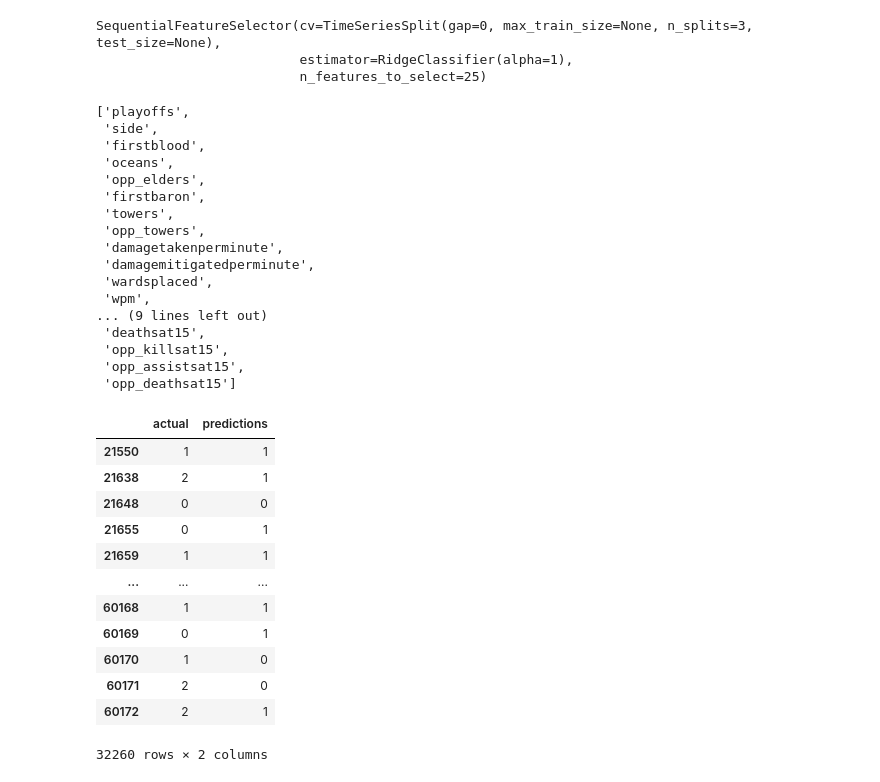
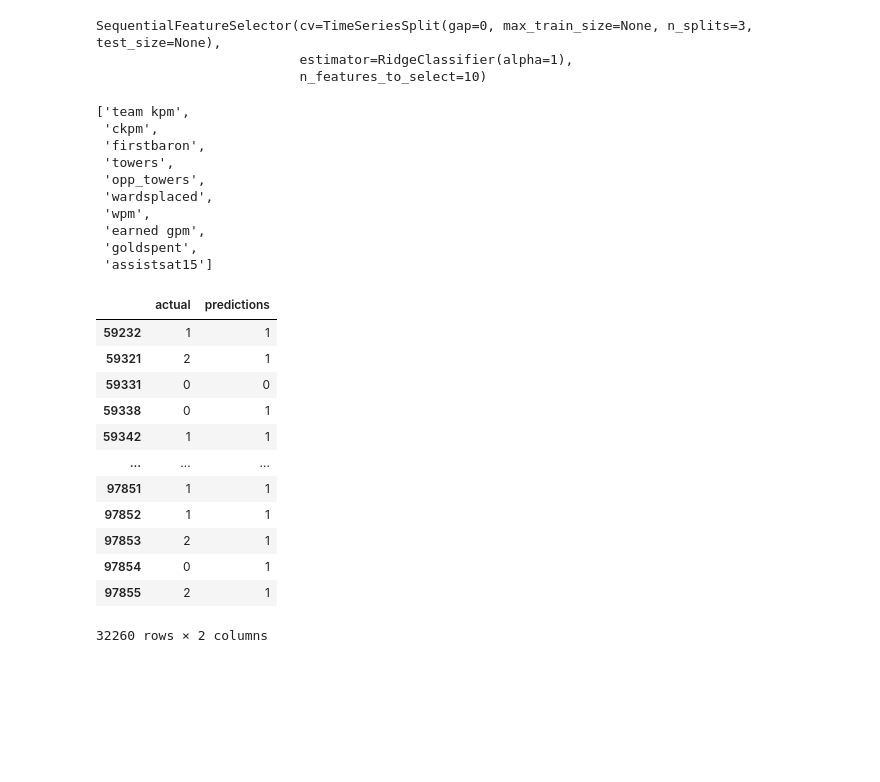
Before and after one commit to knlwgl/lol-predicter, a Jupyter notebook: lol-predicter.ipynb, the cells around one changed output. Cells and saved outputs as stored; diff of their text form; code cells hidden in the pictures; blank space fills up the shorter version.

Commit message:
77% prediction accuracy

```diff
--- a/lol-predicter.ipynb
+++ b/lol-predicter.ipynb
@@ -115,7 +117,7 @@ from sklearn.linear_model import RidgeClassifier
 rr = RidgeClassifier(alpha=1)
 split = TimeSeriesSplit(n_splits=3)
 
-sfs = SequentialFeatureSelector(rr, n_features_to_select=25, direction='forward', cv=split)
+sfs = SequentialFeatureSelector(rr, n_features_to_select=10, direction='forward', cv=split)
 # %%
 df
 # %% [output]
@@ -150,28 +152,21 @@ sfs.fit(df[selected_columns], df['target'])
 # %% [output]
 SequentialFeatureSelector(cv=TimeSeriesSplit(gap=0, max_train_size=None, n_splits=3, test_size=None),
                           estimator=RidgeClassifier(alpha=1),
-                          n_features_to_select=25)
+                          n_features_to_select=10)
 # %%
 predictors = list(selected_columns[sfs.get_support()])
 predictors
 # %% [output]
-['playoffs',
- 'side',
- 'firstblood',
- 'oceans',
- 'opp_elders',
+['team kpm',
+ 'ckpm',
  'firstbaron',
  'towers',
  'opp_towers',
- 'damagetakenperminute',
- 'damagemitigatedperminute',
  'wardsplaced',
  'wpm',
-... (9 lines left out)
- 'deathsat15',
- 'opp_killsat15',
- 'opp_assistsat15',
- 'opp_deathsat15']
+ 'earned gpm',
+ 'goldspent',
+ 'assistsat15']
 # %%
 def backtest(data, model, predictors, start=2, step=1):
     all_predictions = []
@@ -192,22 +187,22 @@ def backtest(data, model, predictors, start=2, step=1):
         all_predictions.append(combined)
     return pd.concat(all_predictions)
 # %%
-predictions = backtest(df, rr, predictors)
+predictions = backtest(df, rr, predictors, start=4)
 predictiontest = predictions[predictions["actual"] != 2]
 predictions
 # %% [output]
 |  | actual | predictions |
-| 21550 | 1 | 1 |
-| 21638 | 2 | 1 |
-| 21648 | 0 | 0 |
-| 21655 | 0 | 1 |
-| 21659 | 1 | 1 |
+| 59232 | 1 | 1 |
+| 59321 | 2 | 1 |
+| 59331 | 0 | 0 |
+| 59338 | 0 | 1 |
+| 59342 | 1 | 1 |
 | ... | ... | ... |
-| 60168 | 1 | 1 |
-| 60169 | 0 | 1 |
-| 60170 | 1 | 0 |
-| 60171 | 2 | 0 |
-| 60172 | 2 | 1 |
+| 97851 | 1 | 1 |
+| 97852 | 1 | 1 |
+| 97853 | 2 | 1 |
+| 97854 | 0 | 1 |
+| 97855 | 2 | 1 |
 32260 rows × 2 columns
 # %%
 df.groupby('firstblood').apply(lambda x: x[x['result'] == 1].shape[0] / x.shape[0])
```
Also changed, not shown: parts of 16 cells of this notebook, 1 other file.
